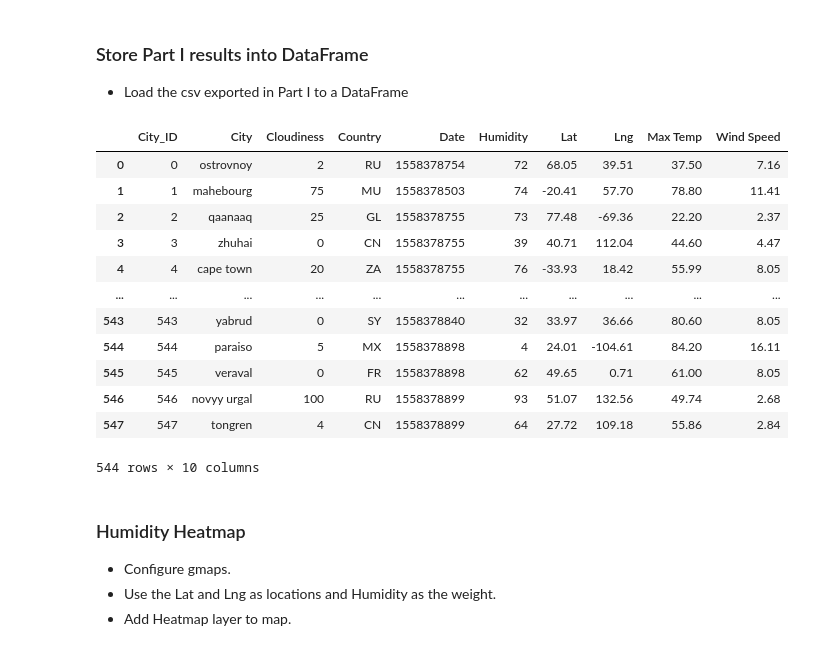
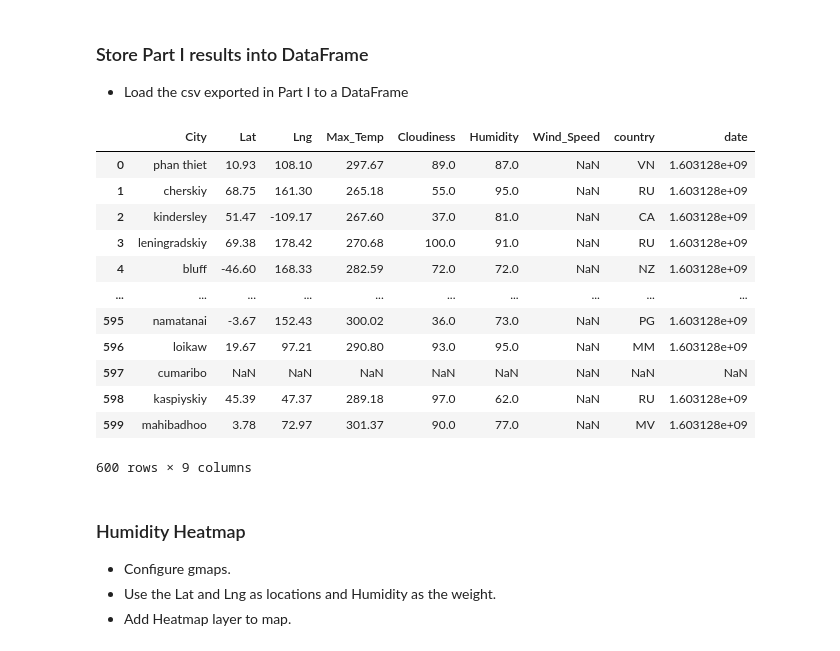
Before and after one commit to Rongjun-Ding/python-api-challenge, a Jupyter notebook: VacationPy/VacationPy.ipynb, the cells around one changed output. Cells and saved outputs as stored; diff of their text form; code cells hidden in the pictures.

```diff
--- a/VacationPy/VacationPy.ipynb
+++ b/VacationPy/VacationPy.ipynb
@@ -25,26 +25,26 @@ gmaps.configure(api_key=g_key)
 * Load the csv exported in Part I to a DataFrame
 # %%
 # File to Load (Remember to Change These)
-file_to_load = "cities.csv"
+file_to_load = "../WeatherPy/weather_data.csv"
 
-# Read Purchasing File and store into Pandas data frame
+# Read File and store into Pandas data frame
 weather_data = pd.read_csv(file_to_load)
 weather_data1=weather_data.dropna()
-weather_data1
+weather_data
 # %% [output]
-|  | City_ID | City | Cloudiness | Country | Date | Humidity | Lat | Lng | Max Temp | Wind Speed |
-| 0 | 0 | ostrovnoy | 2 | RU | 1558378754 | 72 | 68.05 | 39.51 | 37.50 | 7.16 |
-| 1 | 1 | mahebourg | 75 | MU | 1558378503 | 74 | -20.41 | 57.70 | 78.80 | 11.41 |
-| 2 | 2 | qaanaaq | 25 | GL | 1558378755 | 73 | 77.48 | -69.36 | 22.20 | 2.37 |
-| 3 | 3 | zhuhai | 0 | CN | 1558378755 | 39 | 40.71 | 112.04 | 44.60 | 4.47 |
-| 4 | 4 | cape town | 20 | ZA | 1558378755 | 76 | -33.93 | 18.42 | 55.99 | 8.05 |
-| ... | ... | ... | ... | ... | ... | ... | ... | ... | ... | ... |
-| 543 | 543 | yabrud | 0 | SY | 1558378840 | 32 | 33.97 | 36.66 | 80.60 | 8.05 |
-| 544 | 544 | paraiso | 5 | MX | 1558378898 | 4 | 24.01 | -104.61 | 84.20 | 16.11 |
-| 545 | 545 | veraval | 0 | FR | 1558378898 | 62 | 49.65 | 0.71 | 61.00 | 8.05 |
-| 546 | 546 | novyy urgal | 100 | RU | 1558378899 | 93 | 51.07 | 132.56 | 49.74 | 2.68 |
-| 547 | 547 | tongren | 4 | CN | 1558378899 | 64 | 27.72 | 109.18 | 55.86 | 2.84 |
+|  | City | Lat | Lng | Max_Temp | Cloudiness | Humidity | Wind_Speed | country | date |
+| 0 | phan thiet | 10.93 | 108.10 | 297.67 | 89.0 | 87.0 | NaN | VN | 1.603128e+09 |
+| 1 | cherskiy | 68.75 | 161.30 | 265.18 | 55.0 | 95.0 | NaN | RU | 1.603128e+09 |
+| 2 | kindersley | 51.47 | -109.17 | 267.60 | 37.0 | 81.0 | NaN | CA | 1.603128e+09 |
+| 3 | leningradskiy | 69.38 | 178.42 | 270.68 | 100.0 | 91.0 | NaN | RU | 1.603128e+09 |
+| 4 | bluff | -46.60 | 168.33 | 282.59 | 72.0 | 72.0 | NaN | NZ | 1.603128e+09 |
+| ... | ... | ... | ... | ... | ... | ... | ... | ... | ... |
+| 595 | namatanai | -3.67 | 152.43 | 300.02 | 36.0 | 73.0 | NaN | PG | 1.603128e+09 |
+| 596 | loikaw | 19.67 | 97.21 | 290.80 | 93.0 | 95.0 | NaN | MM | 1.603128e+09 |
+| 597 | cumaribo | NaN | NaN | NaN | NaN | NaN | NaN | NaN | NaN |
+| 598 | kaspiyskiy | 45.39 | 47.37 | 289.18 | 97.0 | 62.0 | NaN | RU | 1.603128e+09 |
+| 599 | mahibadhoo | 3.78 | 72.97 | 301.37 | 90.0 | 77.0 | NaN | MV | 1.603128e+09 |
-544 rows × 10 columns
+600 rows × 9 columns
 # %% [markdown]
 ### Humidity Heatmap
 * Configure gmaps.
```
Also changed, not shown: 2 other files.
